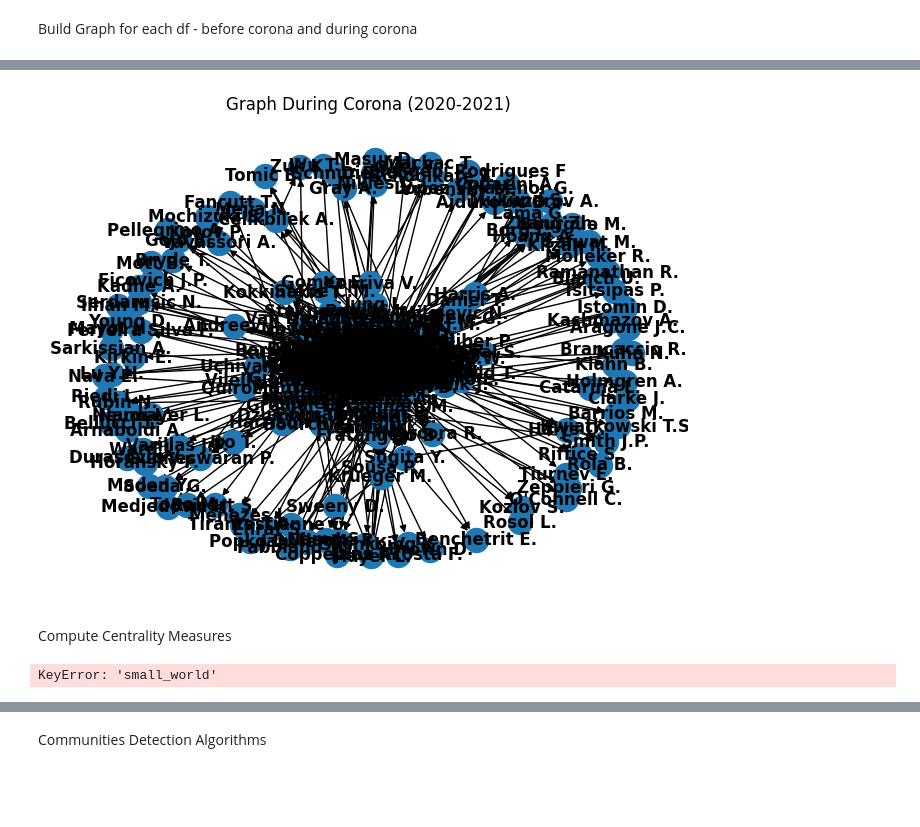
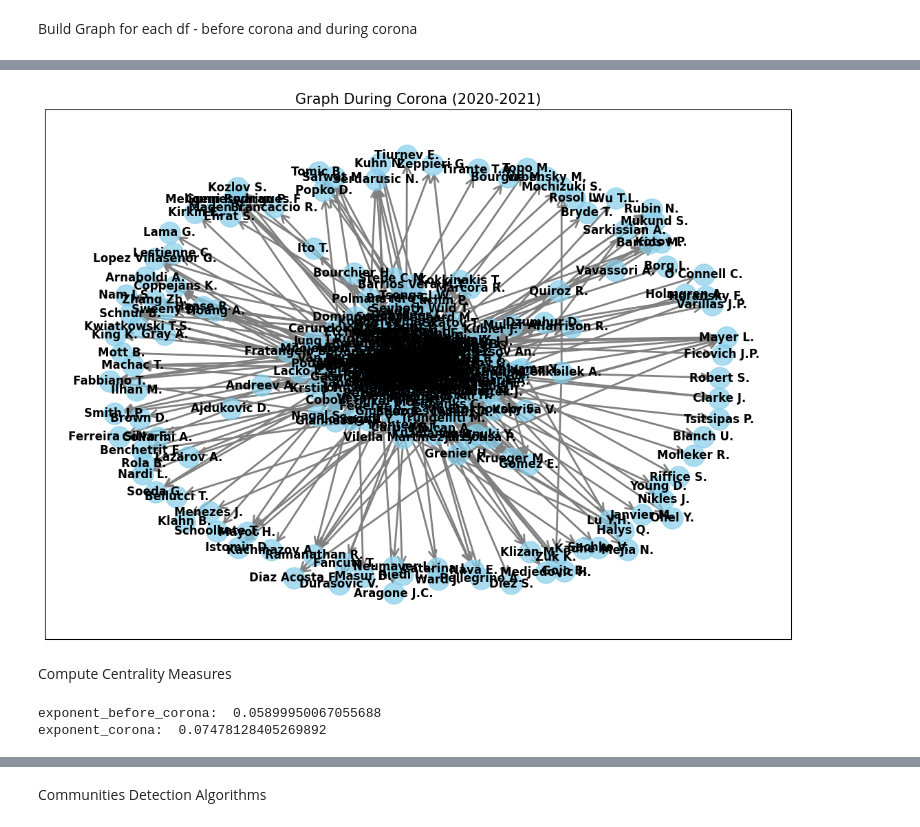
Before and after one commit to CSgroup13/Graph_Algo, a Jupyter notebook: Graph_Algo_Project.ipynb, the cells around one changed output, grey strips where cells are left out. Drawn from its saved outputs; the diff is of its cells as text; code cells hidden in the pictures; blank space fills up the shorter version.

```diff
--- a/Graph_Algo_Project.ipynb
+++ b/Graph_Algo_Project.ipynb
@@ -222,0 +201,13 @@ plt.show()
+# %%
+def draw_graph(G, title):
+    plt.figure(figsize=(14, 10))
+    pos = nx.spring_layout(G, k=0.1)
+
+    nodes = nx.draw_networkx_nodes(G, pos, node_color='skyblue', node_size=500, alpha=0.7)
+
+    edges = nx.draw_networkx_edges(G, pos, arrowstyle='->', arrowsize=20, edge_color='gray', width=2)
+
+    labels = nx.draw_networkx_labels(G, pos, font_size=12, font_color='black', font_weight='bold')
+
+    plt.title(title, size=15)
+    plt.show()
@@ -223,9 +218,7 @@ plt.show()
 # %%
-nx.draw(G_corona, with_labels=True, font_weight='bold')
-plt.title('Graph During Corona (2020-2021)')
-plt.show()
+draw_graph(G_corona, 'Graph During Corona (2020-2021)')
 # %% [output]
-[figure, old version]
+[figure, new version]
 # %% [markdown]
 Compute Centrality Measures
 # %%
@@ -268,7 +259,12 @@ def calculate_centrality(G):
 # %%
 centrality_measures_before_corona = calculate_centrality(G_before_corona)
 centrality_measures_corona = calculate_centrality(G_corona)
-# %%
-centrality_measures_before_corona['small_world']
-# %% [output]
-KeyError: 'small_world'
+# %%
+exponent_before_corona=calculate_scale_free_exponent(G_before_corona)
+exponent_corona=calculate_scale_free_exponent(G_corona)
+
+print("exponent_before_corona: ",exponent_before_corona)
+print("exponent_corona: ",exponent_corona)
+# %% [output]
+exponent_before_corona:  0.05899950067055688
+exponent_corona:  0.07478128405269892
```
Also changed, not shown: parts of 19 cells of this notebook.
